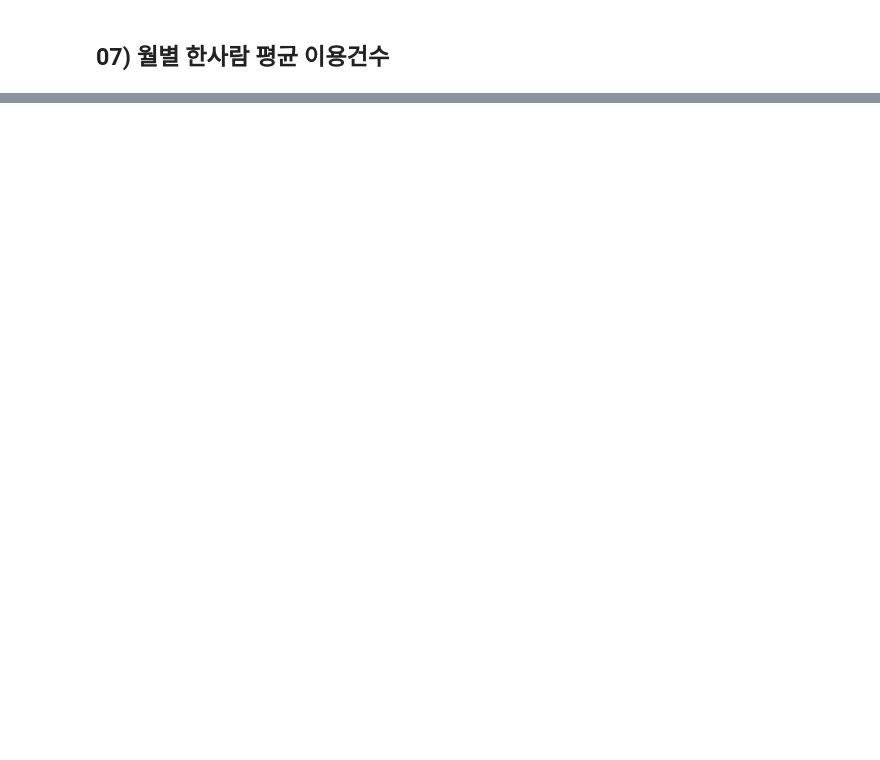
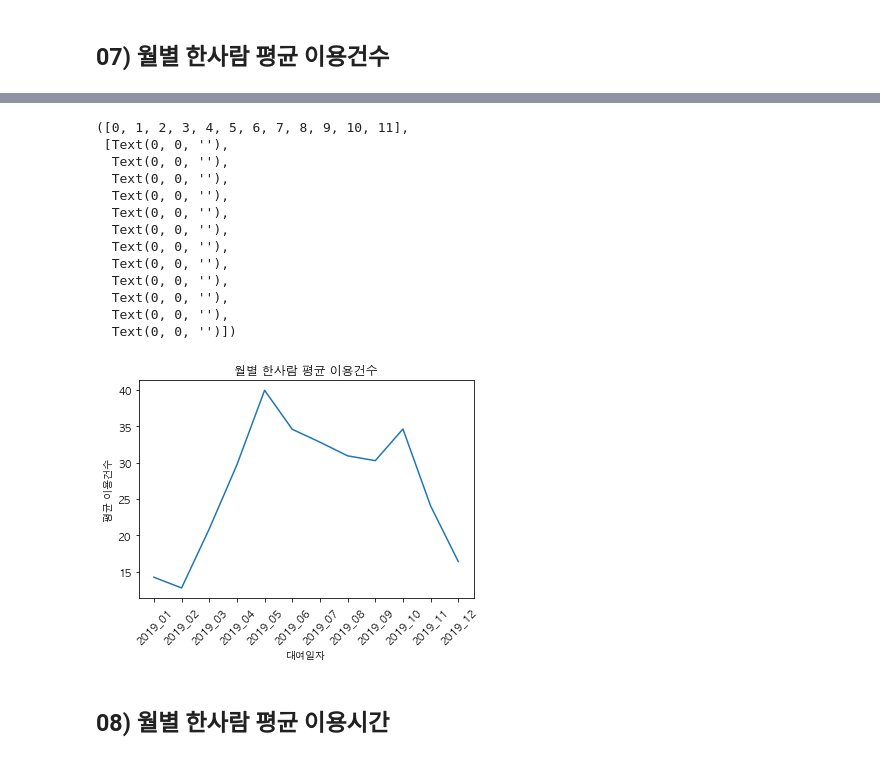
Before and after one commit to jinubot07/LikeLion_13th_DataCourse, a Jupyter notebook: 08_PRJ_team_project/code/정진우/TP_bike_19.ipynb, the cells around one changed output, grey strips where cells are left out. Drawn from its saved outputs; the diff is of its cells as text; code cells hidden in the pictures; blank space fills up the shorter version.

```diff
--- a/08_PRJ_team_project/code/정진우/TP_bike_19.ipynb
+++ b/08_PRJ_team_project/code/정진우/TP_bike_19.ipynb
@@ -257,0 +274,21 @@ KeyboardInterrupt: ignored
+# %%
+# 한글 깨짐 문제 해결 안됨
+sns.lineplot(x='대여일자',y='평균 이용건수', data=bike19_mean).set_title('월별 한사람 평균 이용건수')
+plt.xticks(rotation=45)
+# %% [output]
+([0, 1, 2, 3, 4, 5, 6, 7, 8, 9, 10, 11],
+ [Text(0, 0, ''),
+  Text(0, 0, ''),
+  Text(0, 0, ''),
+  Text(0, 0, ''),
+  Text(0, 0, ''),
+  Text(0, 0, ''),
+  Text(0, 0, ''),
+  Text(0, 0, ''),
+  Text(0, 0, ''),
+  Text(0, 0, ''),
+  Text(0, 0, ''),
+  Text(0, 0, '')])
+[figure, added]
+# %% [markdown]
+## 08) 월별 한사람 평균 이용시간
```
Also changed, not shown: parts of 26 cells of this notebook, 8 other files.
